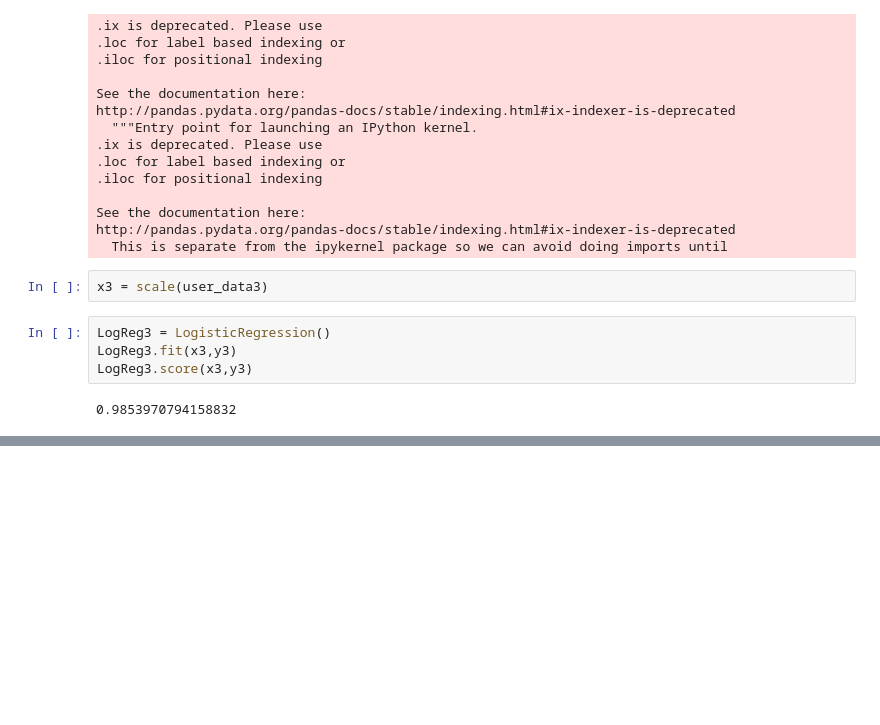
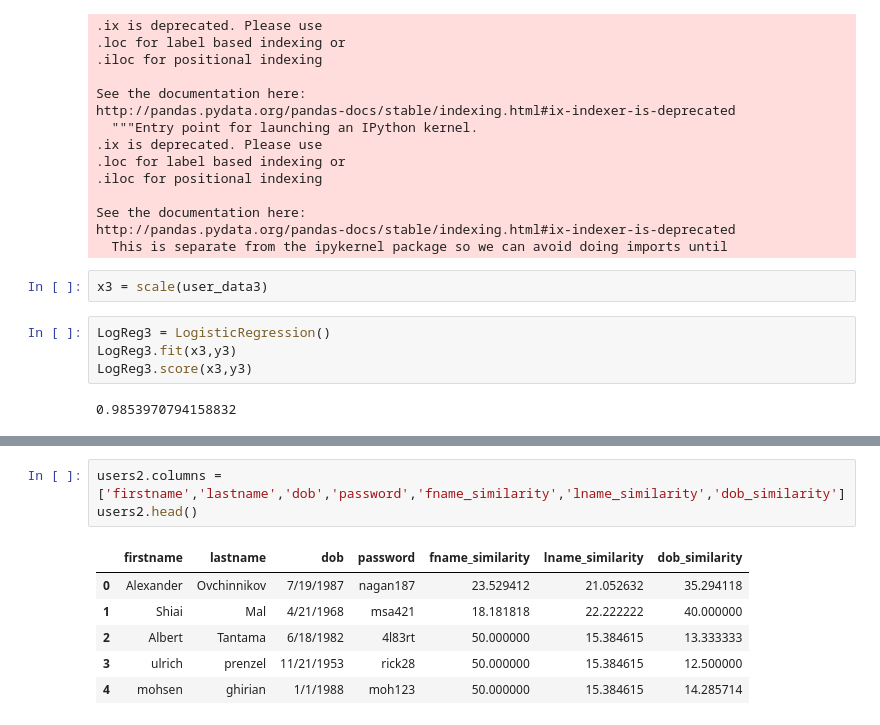
Before and after one commit to edrapac/NCUR2019, a Jupyter notebook: Iteration3(5000)/Pass_Audit_Build_1(fname-lname-dob).ipynb, the cells around one changed output, grey strips where cells are left out. Saved outputs shown, nothing was run; the diff lists cells and outputs as text; blank space fills up the shorter version.

```diff
--- a/Iteration3(5000)/Pass_Audit_Build_1(fname-lname-dob).ipynb
+++ b/Iteration3(5000)/Pass_Audit_Build_1(fname-lname-dob).ipynb
@@ -193,0 +223,10 @@ weighted avg       0.99      0.99      0.99      4999
+# %%
+users2.columns = ['firstname','lastname','dob','password','fname_similarity','lname_similarity','dob_similarity']
+users2.head()
+# %% [output]
+|  | firstname | lastname | dob | password | fname_similarity | lname_similarity | dob_similarity |
+| 0 | Alexander | Ovchinnikov | 7/19/1987 | nagan187 | 23.529412 | 21.052632 | 35.294118 |
+| 1 | Shiai | Mal | 4/21/1968 | msa421 | 18.181818 | 22.222222 | 40.000000 |
+| 2 | Albert | Tantama | 6/18/1982 | 4l83rt | 50.000000 | 15.384615 | 13.333333 |
+| 3 | ulrich | prenzel | 11/21/1953 | rick28 | 50.000000 | 15.384615 | 12.500000 |
+| 4 | mohsen | ghirian | 1/1/1988 | moh123 | 50.000000 | 15.384615 | 14.285714 |
```
Also changed, not shown: parts of 8 cells of this notebook, 4 other files.
